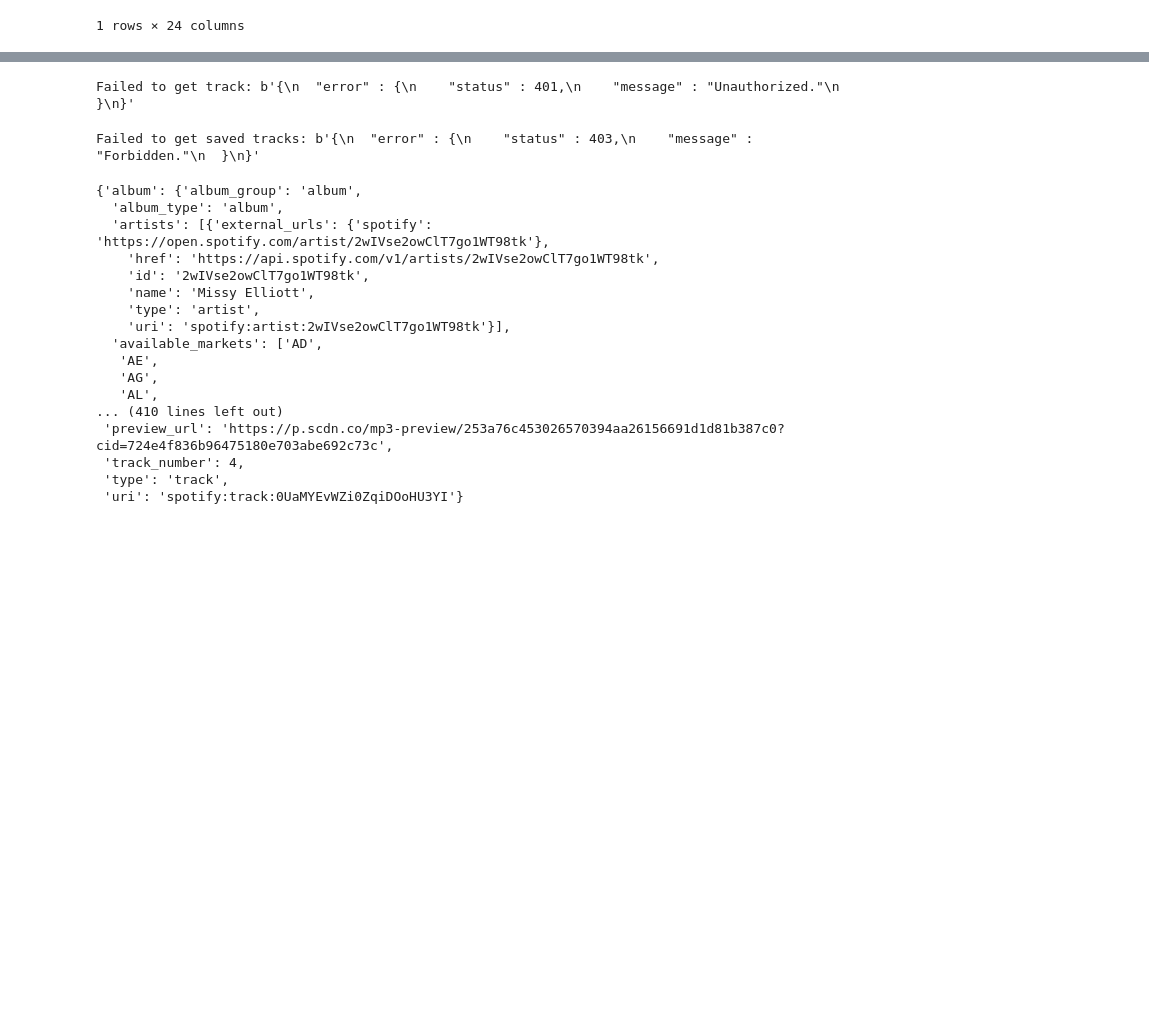
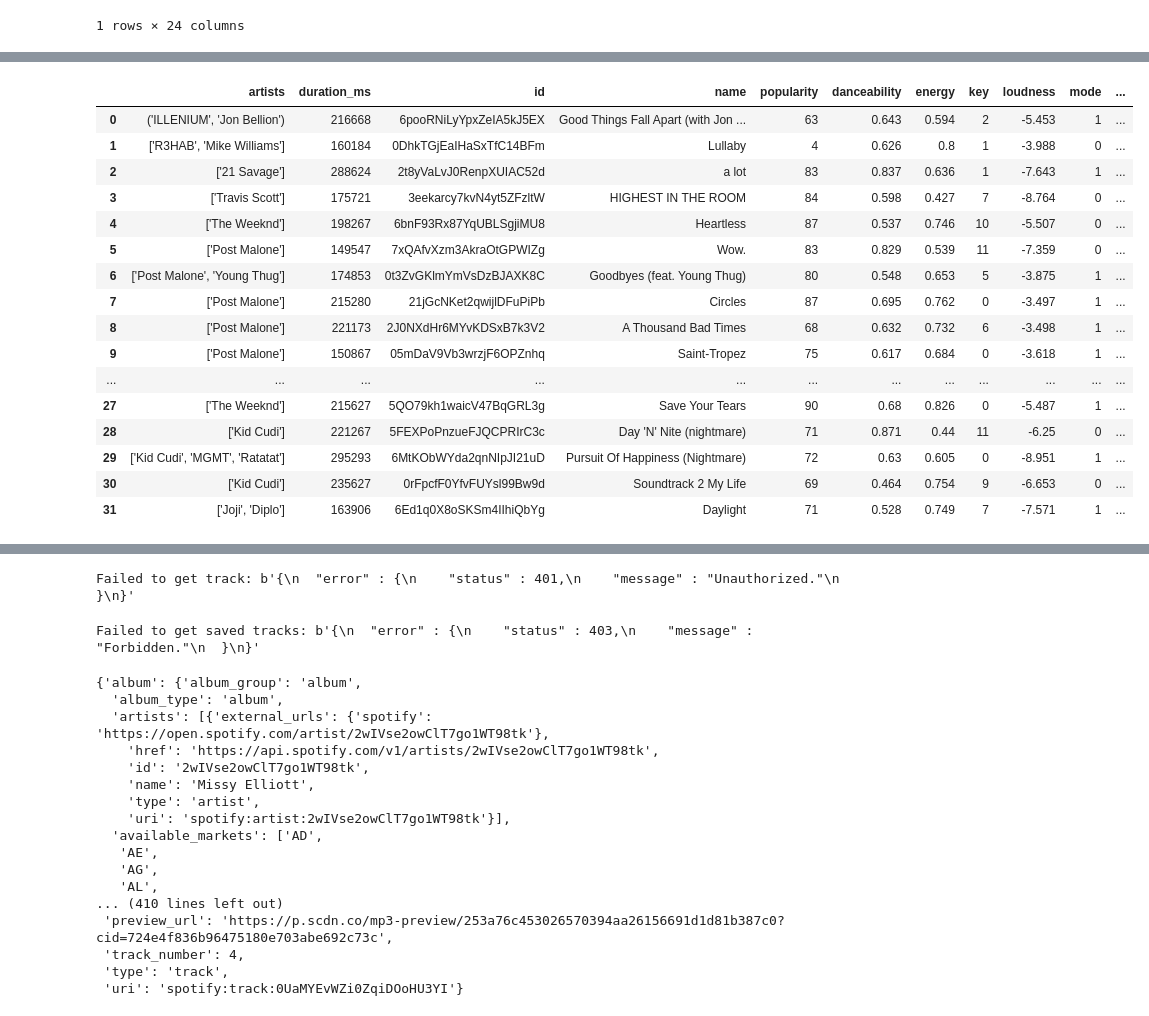
Before and after one commit to Aaron3154518/CSDS_395, a Jupyter notebook: hello-world/src/app/song/APICalls_DBIngestion.ipynb, the cells around one changed output, grey strips where cells are left out. Drawn from its saved outputs; the diff is of its cells as text; code cells hidden in the pictures; blank space fills up the shorter version.

```diff
--- a/hello-world/src/app/song/APICalls_DBIngestion.ipynb
+++ b/hello-world/src/app/song/APICalls_DBIngestion.ipynb
@@ -227,0 +228,4 @@ song_df.to_csv('song.csv', index=False)
+# %%
+import pandas as pd
+
+user_songs=pd.read_csv("songs.csv")
@@ -227,0 +252,23 @@ song_df.to_csv('song.csv', index=False)
+# %%
+user_songs.drop(columns=['album','external_urls','href','preview_url','type','uri'],inplace=True)
+# %%
+user_songs = user_songs.astype(str)
+user_songs
+# %% [output]
+|  | artists | duration_ms | id | name | popularity | danceability | energy | key | loudness | mode | ... |
+| 0 | ('ILLENIUM', 'Jon Bellion') | 216668 | 6pooRNiLyYpxZeIA5kJ5EX | Good Things Fall Apart (with Jon ... | 63 | 0.643 | 0.594 | 2 | -5.453 | 1 | ... |
+| 1 | ['R3HAB', 'Mike Williams'] | 160184 | 0DhkTGjEaIHaSxTfC14BFm | Lullaby | 4 | 0.626 | 0.8 | 1 | -3.988 | 0 | ... |
+| 2 | ['21 Savage'] | 288624 | 2t8yVaLvJ0RenpXUIAC52d | a lot | 83 | 0.837 | 0.636 | 1 | -7.643 | 1 | ... |
+| 3 | ['Travis Scott'] | 175721 | 3eekarcy7kvN4yt5ZFzltW | HIGHEST IN THE ROOM | 84 | 0.598 | 0.427 | 7 | -8.764 | 0 | ... |
+| 4 | ['The Weeknd'] | 198267 | 6bnF93Rx87YqUBLSgjiMU8 | Heartless | 87 | 0.537 | 0.746 | 10 | -5.507 | 0 | ... |
+| 5 | ['Post Malone'] | 149547 | 7xQAfvXzm3AkraOtGPWIZg | Wow. | 83 | 0.829 | 0.539 | 11 | -7.359 | 0 | ... |
+| 6 | ['Post Malone', 'Young Thug'] | 174853 | 0t3ZvGKlmYmVsDzBJAXK8C | Goodbyes (feat. Young Thug) | 80 | 0.548 | 0.653 | 5 | -3.875 | 1 | ... |
+| 7 | ['Post Malone'] | 215280 | 21jGcNKet2qwijlDFuPiPb | Circles | 87 | 0.695 | 0.762 | 0 | -3.497 | 1 | ... |
+| 8 | ['Post Malone'] | 221173 | 2J0NXdHr6MYvKDSxB7k3V2 | A Thousand Bad Times | 68 | 0.632 | 0.732 | 6 | -3.498 | 1 | ... |
+| 9 | ['Post Malone'] | 150867 | 05mDaV9Vb3wrzjF6OPZnhq | Saint-Tropez | 75 | 0.617 | 0.684 | 0 | -3.618 | 1 | ... |
+| ... | ... | ... | ... | ... | ... | ... | ... | ... | ... | ... | ... |
+| 27 | ['The Weeknd'] | 215627 | 5QO79kh1waicV47BqGRL3g | Save Your Tears | 90 | 0.68 | 0.826 | 0 | -5.487 | 1 | ... |
+| 28 | ['Kid Cudi'] | 221267 | 5FEXPoPnzueFJQCPRIrC3c | Day 'N' Nite (nightmare) | 71 | 0.871 | 0.44 | 11 | -6.25 | 0 | ... |
+| 29 | ['Kid Cudi', 'MGMT', 'Ratatat'] | 295293 | 6MtKObWYda2qnNIpJI21uD | Pursuit Of Happiness (Nightmare) | 72 | 0.63 | 0.605 | 0 | -8.951 | 1 | ... |
+| 30 | ['Kid Cudi'] | 235627 | 0rFpcfF0YfvFUYsl99Bw9d | Soundtrack 2 My Life | 69 | 0.464 | 0.754 | 9 | -6.653 | 0 | ... |
+| 31 | ['Joji', 'Diplo'] | 163906 | 6Ed1q0X8oSKSm4IIhiQbYg | Daylight | 71 | 0.528 | 0.749 | 7 | -7.571 | 1 | ... |
```
Also changed, not shown: parts of 7 cells of this notebook, 2 other files.
